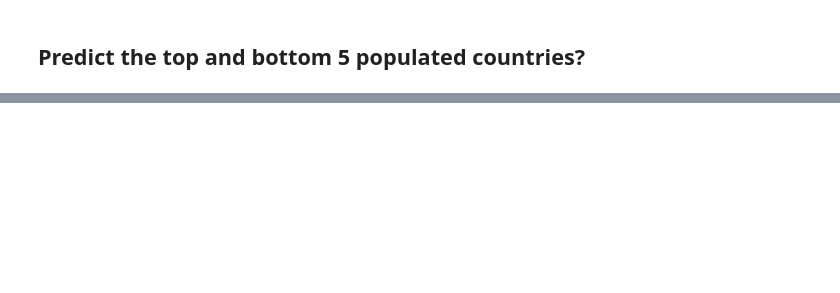
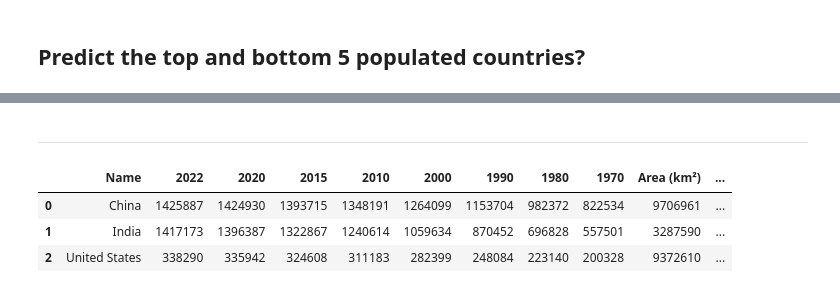
Before and after one commit to etclark3/indiv_project, a Jupyter notebook: notebook.ipynb, the cells around one changed output, grey strips where cells are left out. Drawn from its saved outputs; the diff is of its cells as text; code cells hidden in the pictures; blank space fills up the shorter version.

```diff
--- a/notebook.ipynb
+++ b/notebook.ipynb
@@ -418,0 +511,9 @@ birth_death_growth_rates.csv
+# %% [markdown]
+---
+# %%
+world.head(3)
+# %% [output]
+|  | Name | 2022 | 2020 | 2015 | 2010 | 2000 | 1990 | 1980 | 1970 | Area (km²) | ... |
+| 0 | China | 1425887 | 1424930 | 1393715 | 1348191 | 1264099 | 1153704 | 982372 | 822534 | 9706961 | ... |
+| 1 | India | 1417173 | 1396387 | 1322867 | 1240614 | 1059634 | 870452 | 696828 | 557501 | 3287590 | ... |
+| 2 | United States | 338290 | 335942 | 324608 | 311183 | 282399 | 248084 | 223140 | 200328 | 9372610 | ... |
```
Also changed, not shown: parts of 28 cells of this notebook.
